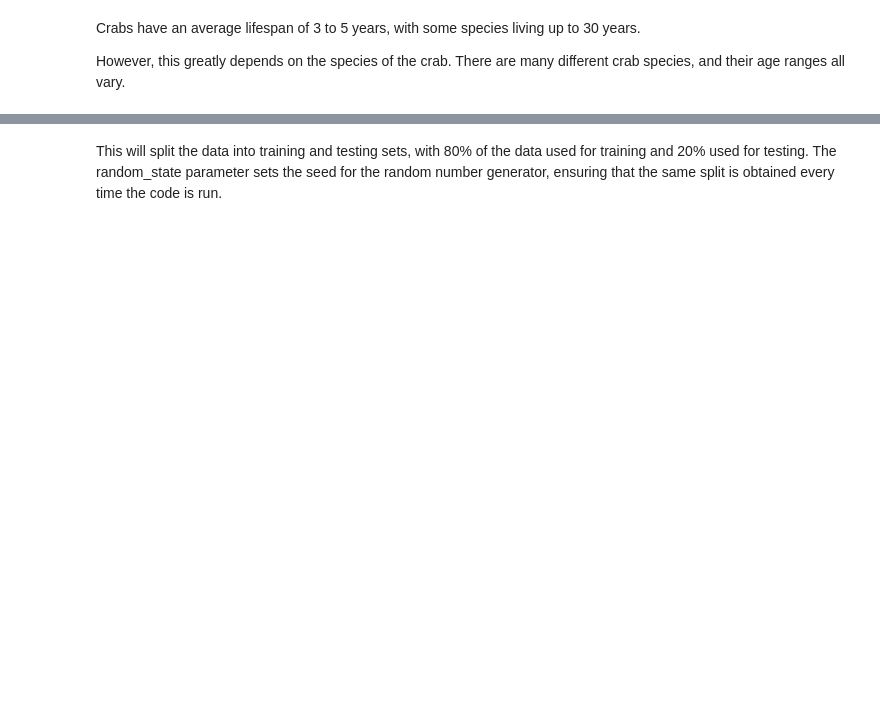
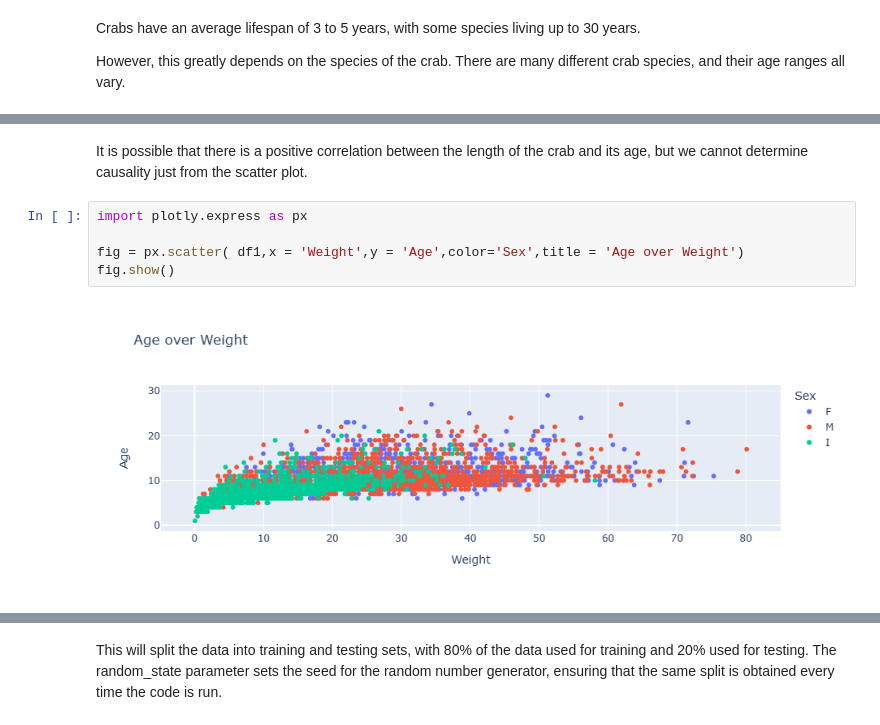
Before and after one commit to Aravinth-Megnath/Crab, a Jupyter notebook: crab_age_prediction.ipynb, the cells around one changed output, grey strips where cells are left out. Saved outputs shown, nothing was run; the diff lists cells and outputs as text; blank space fills up the shorter version.

```diff
--- a/crab_age_prediction.ipynb
+++ b/crab_age_prediction.ipynb
@@ -587,0 +186,9 @@ Shape of X test : (771, 8)
+# %% [markdown]
+It is possible that there is a positive correlation between the length of the crab and its age, but we cannot determine causality just from the scatter plot.
+# %%
+import plotly.express as px
+
+fig = px.scatter( df1,x = 'Weight',y = 'Age',color='Sex',title = 'Age over Weight')
+fig.show()
+# %% [output]
+[figure, added]
```
Also changed, not shown: parts of 146 cells of this notebook, 2 other files.
